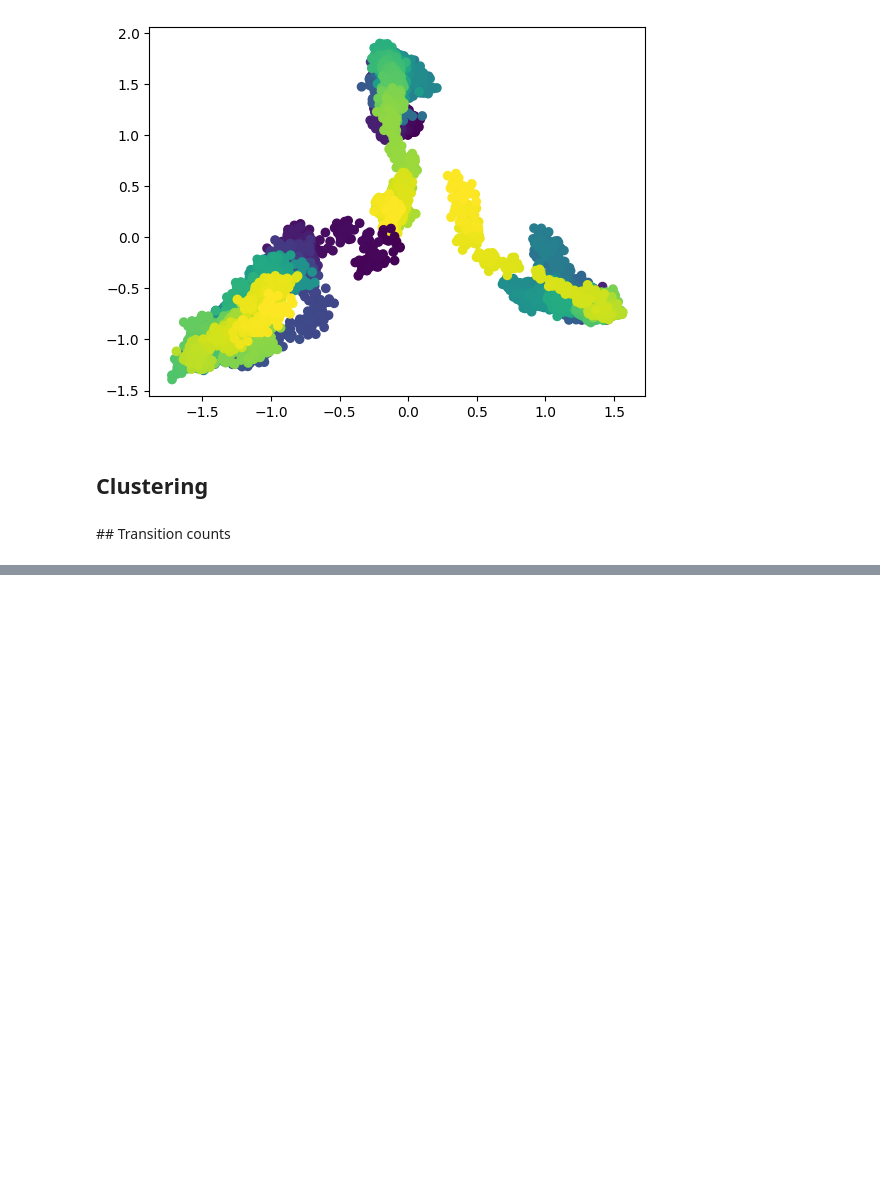
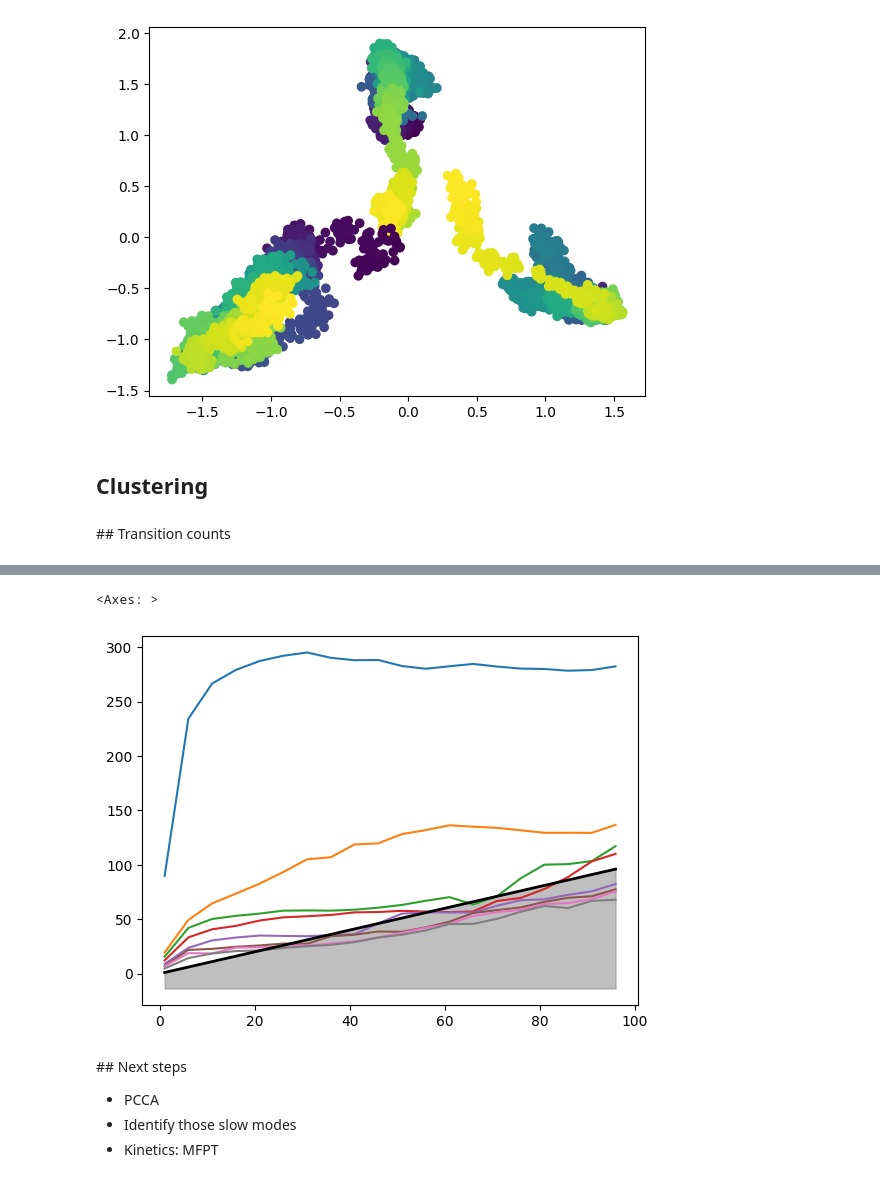
Before and after one commit to giorginolab/2023-Markov-Tutorial-UniPD, a Jupyter notebook: 3_Markov_Python_Deeptime_MD.ipynb, the cells around one changed output, grey strips where cells are left out. Cells and saved outputs as stored; diff of their text form; code cells hidden in the pictures; blank space fills up the shorter version.

```diff
--- a/3_Markov_Python_Deeptime_MD.ipynb
+++ b/3_Markov_Python_Deeptime_MD.ipynb
@@ -422,0 +451,9 @@ np.where(np.isin(c123, low_dG_clusters))
+# %%
+lag_times = np.arange(1, 100, 5)
+models = []
+
+for l in lag_times:
+    transition_counts = dt.markov.TransitionCountEstimator(lagtime=l, count_mode="sliding").fit_fetch(dtrajs)
+    models.append(dt.markov.msm.MaximumLikelihoodMSM().fit_fetch(transition_counts))
+
+its = dt.util.validation.implied_timescales(models)
@@ -422,0 +478,12 @@ np.where(np.isin(c123, low_dG_clusters))
+# %%
+fig, ax = plt.subplots(1, 1)
+dt.plots.plot_implied_timescales(its, n_its=8, ax=ax)
+# %% [output]
+<Axes: >
+[figure, added]
+# %% [markdown]
+## Next steps
+
+* PCCA
+* Identify those slow modes
+* Kinetics: MFPT
```
Also changed, not shown: parts of 15 cells of this notebook.
